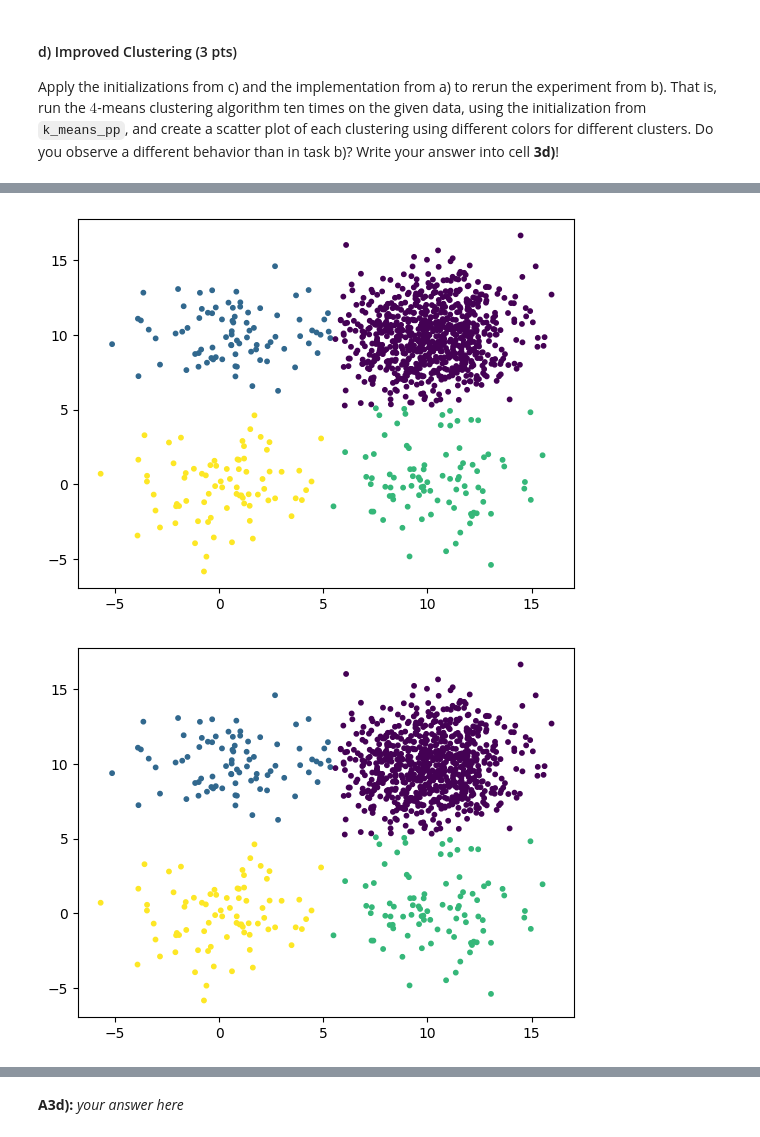
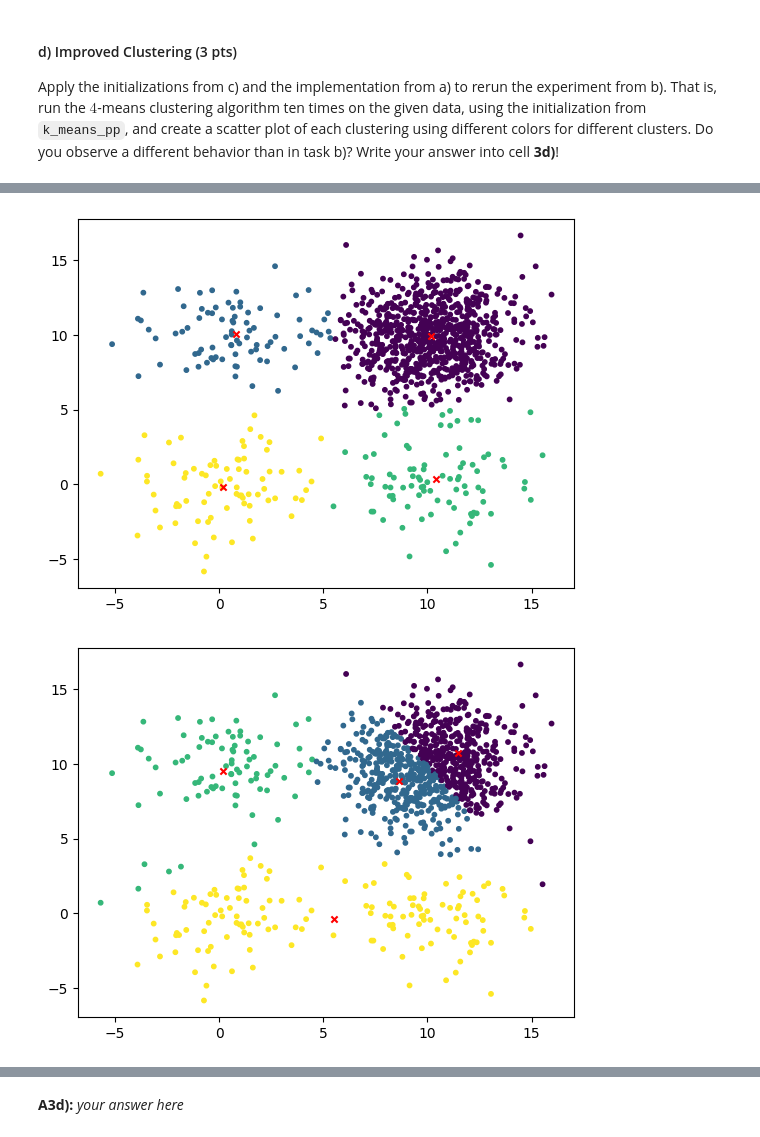
Before and after one commit to rpavani1998/TA_UMA, a Jupyter notebook: home_assignment_3.ipynb, the cells around one changed output, grey strips where cells are left out. Saved outputs shown, nothing was run; the diff lists cells and outputs as text; code cells hidden in the pictures.

Commit message:
Updated K-Means Plots

```diff
--- a/home_assignment_3.ipynb
+++ b/home_assignment_3.ipynb
@@ -319,7 +319,7 @@ def k_means(X: NDArray[NDArray[float]], k: int = 2, init_points: List[int] = Non
         centroids = move_centroids(X, nearest_pts)
         old_nearest_pts = nearest_pts
         nearest_pts = nearest_points(X, centroids)
-    return [label + 1 for label in  nearest_pts], centroids
+    return [label + 1 for label in  nearest_pts], np.reshape(centroids,(-1,2))
 # %%
 # small example to test your implementation
 
@@ -350,6 +351,6 @@ Write your answer, including a brief explanation, into cell __A3b)__!
 for _ in range(10):
     clusters, centroids = k_means(X_clusters,4)
     plt.scatter(X_clusters[:,0], X_clusters[:,1], c=clusters, s=10)
-    # plt.scatter(centroids[:0], centroids[:1], s=20, c="red", marker="x")
+    plt.scatter(centroids[:,0], centroids[:,1], s=20, c="red", marker="x")
     plt.show()
 # %% [output]
@@ -414,7 +423,8 @@ Apply the initializations from c) and the implementation from a) to rerun the ex
  # initialization
 for _ in range(10):
     init_centroids = init_k_means_pp(X_clusters,4)
-    kmeans = k_means(X_clusters,4,init_centroids)
-    plt.scatter(X_clusters[:,0], X_clusters[:,1], c=kmeans[0], s=10)
+    clusters, centroids = k_means(X_clusters,4, init_centroids)
+    plt.scatter(X_clusters[:,0], X_clusters[:,1], c=clusters, s=10)
+    plt.scatter(centroids[:,0], centroids[:,1], s=20, c="red", marker="x")
     plt.show()
 # %% [output]
@@ -422,2 +432,2 @@ for _ in range(10):
-[figure, old version]
+[figure, new version]
-[figure, old version]
+[figure, new version]
```
Also changed, not shown: parts of 3 cells of this notebook.
